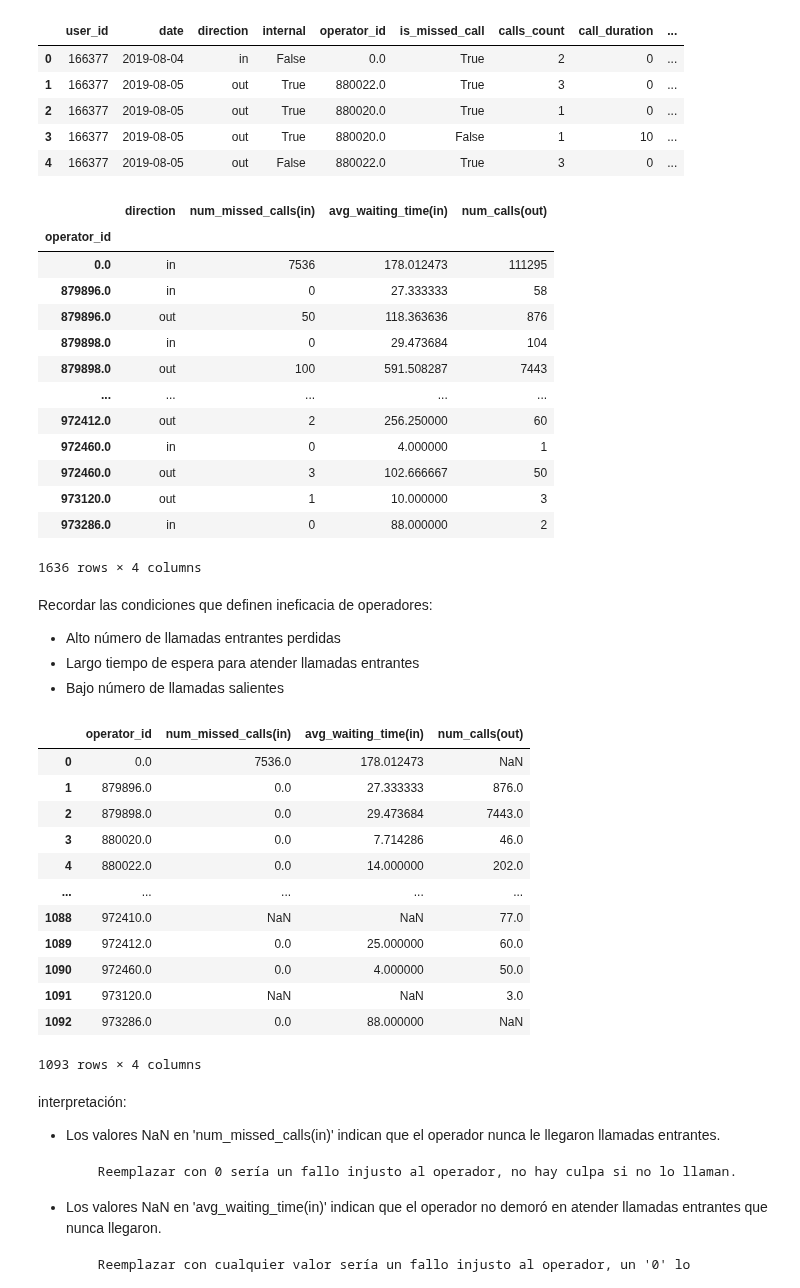
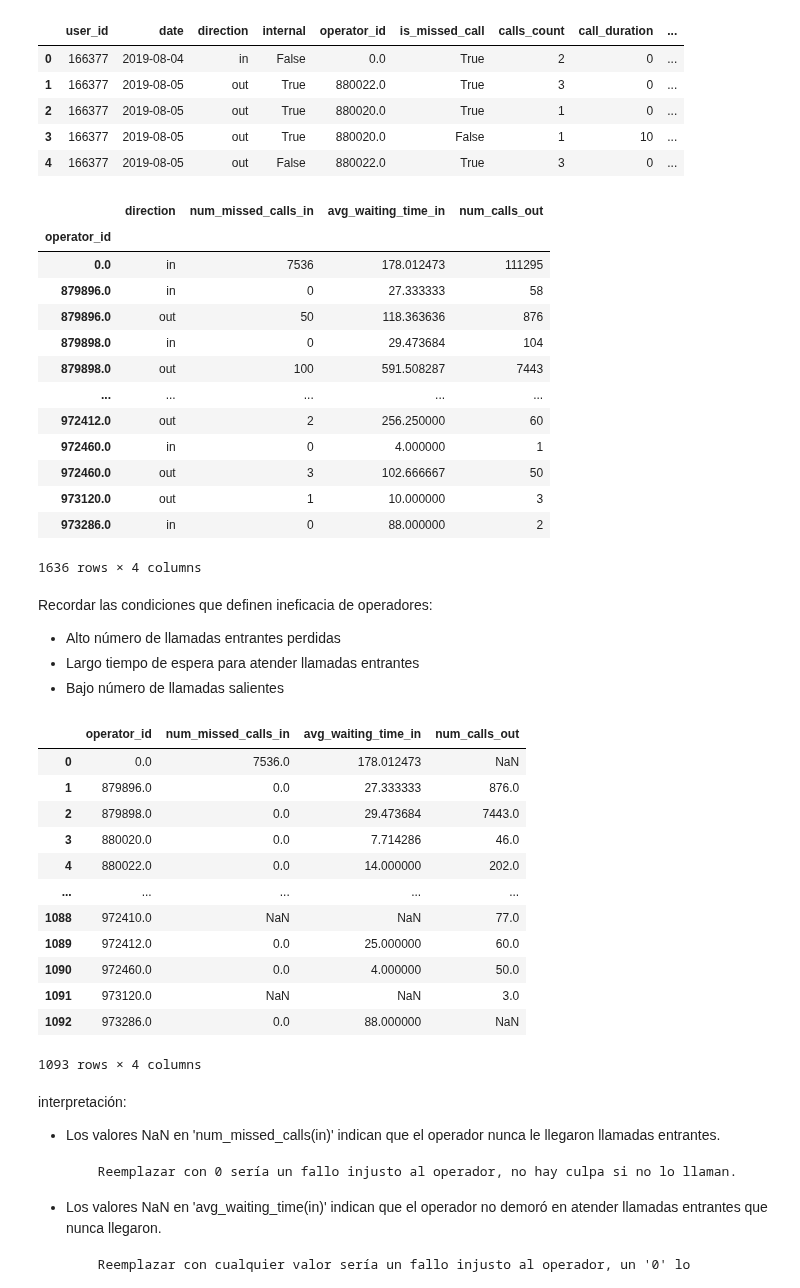
Before and after one commit to ScinDBad/DA_proyecto_final, a Jupyter notebook: proyecto_sp_14.ipynb, the cells around one changed output. Cells and saved outputs as stored; diff of their text form; code cells hidden in the pictures.

```diff
--- a/proyecto_sp_14.ipynb
+++ b/proyecto_sp_14.ipynb
@@ -599,14 +600,14 @@ calls_full['waiting_duration'] = calls_full['total_call_duration'] - calls_full[
 # %%
 # Definir diccionario de agregación
 aggregate = {'is_missed_call':'sum', 'waiting_duration':'mean', 'calls_count':'sum'}
 
 # agrupar y obtener estadísticas de eficacia previamente definidas
 operators_performance = calls_full.groupby(['operator_id', 'direction']).agg(aggregate)
-operators_performance.columns = ['num_missed_calls(in)', 'avg_waiting_time(in)', 'num_calls(out)'] # renombrar columnas
+operators_performance.columns = ['num_missed_calls_in', 'avg_waiting_time_in', 'num_calls_out'] # renombrar columnas
 operators_performance = operators_performance.reset_index('direction')
 operators_performance # mostrar df de rendimiento general
 # %% [output]
-|  | direction | num_missed_calls(in) | avg_waiting_time(in) | num_calls(out) |
+|  | direction | num_missed_calls_in | avg_waiting_time_in | num_calls_out |
 | operator_id |  |  |  |  |
 | 0.0 | in | 7536 | 178.012473 | 111295 |
 | 879896.0 | in | 0 | 27.333333 | 58 |
@@ -629,12 +630,12 @@ Recordar las condiciones que definen ineficacia de operadores:
 # Número de llamadas entrantes perdidas y demoradas de atender
 in_missed_delayed_calls = operators_performance[operators_performance['direction']=='in'].iloc[:,:-1]
 in_missed_delayed_calls.drop('direction', axis=1, inplace=True)
-out_num_calls = operators_performance[operators_performance['direction']=='out']['num_calls(out)']
+out_num_calls = operators_performance[operators_performance['direction']=='out']['num_calls_out']
 
 report = pd.merge(in_missed_delayed_calls, out_num_calls, on = 'operator_id', how='outer').reset_index()
 report
 # %% [output]
-|  | operator_id | num_missed_calls(in) | avg_waiting_time(in) | num_calls(out) |
+|  | operator_id | num_missed_calls_in | avg_waiting_time_in | num_calls_out |
 | 0 | 0.0 | 7536.0 | 178.012473 | NaN |
 | 1 | 879896.0 | 0.0 | 27.333333 | 876.0 |
 | 2 | 879898.0 | 0.0 | 29.473684 | 7443.0 |
```
Also changed, not shown: parts of 12 cells of this notebook.
